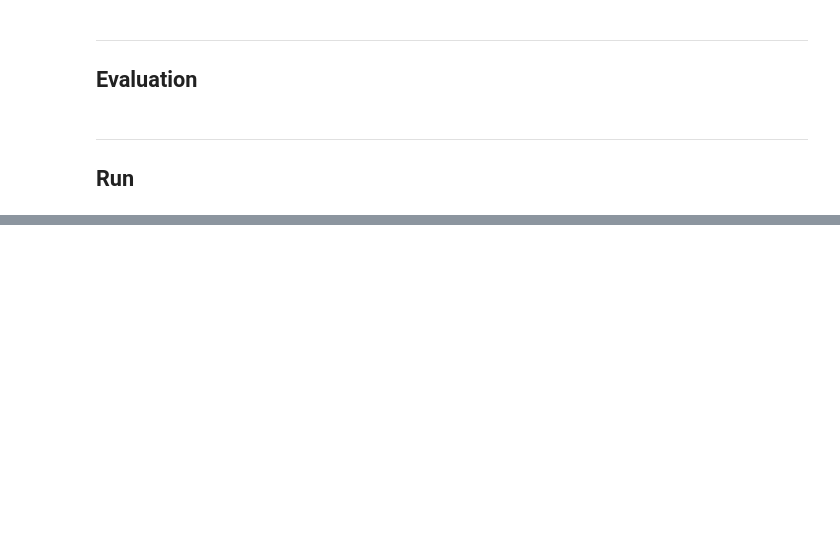
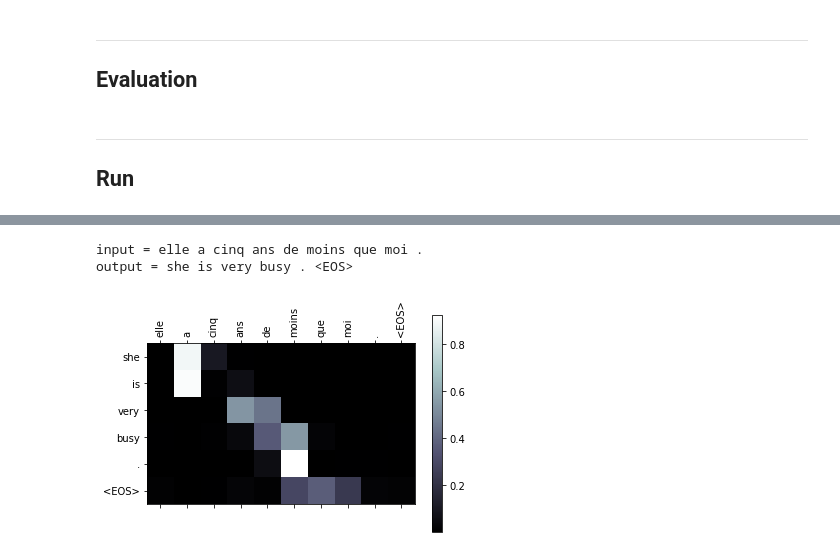
Before and after one commit to NawfalTachfine/DLX, a Jupyter notebook: pytorch_rnns/3.translation-seq2seq-attention.ipynb, the cells around one changed output, grey strips where cells are left out. Saved outputs shown, nothing was run; the diff lists cells and outputs as text; code cells hidden in the pictures; blank space fills up the shorter version.

```diff
--- a/pytorch_rnns/3.translation-seq2seq-attention.ipynb
+++ b/pytorch_rnns/3.translation-seq2seq-attention.ipynb
@@ -442,0 +472,30 @@ evaluate_randomly(encoder1, attn_decoder1)
+# %%
+# better
+def show_attention(input_sentence, output_words, attentions):
+    # Set up figure with colorbar
+    fig = plt.figure()
+    ax = fig.add_subplot(111)
+    cax = ax.matshow(attentions.numpy(), cmap='bone')
+    fig.colorbar(cax)
+
+    # Set up axes
+    ax.set_xticklabels([''] + input_sentence.split(' ') + ['<EOS>'], rotation=90)
+    ax.set_yticklabels([''] + output_words)
+
+    # Show label at every tick
+    ax.xaxis.set_major_locator(ticker.MultipleLocator(1))
+    ax.yaxis.set_major_locator(ticker.MultipleLocator(1))
+
+    plt.show()
+# %%
+def evaluate_and_show_attention(input_sentence):
+    output_words, attentions = evaluate(encoder1, attn_decoder1, input_sentence)
+    print('input =', input_sentence)
+    print('output =', ' '.join(output_words))
+    show_attention(input_sentence, output_words, attentions)
+# %%
+evaluate_and_show_attention('elle a cinq ans de moins que moi .')
+# %% [output]
+input = elle a cinq ans de moins que moi .
+output = she is very busy . <EOS>
+[figure, added]
```
Also changed, not shown: parts of 10 cells of this notebook.
